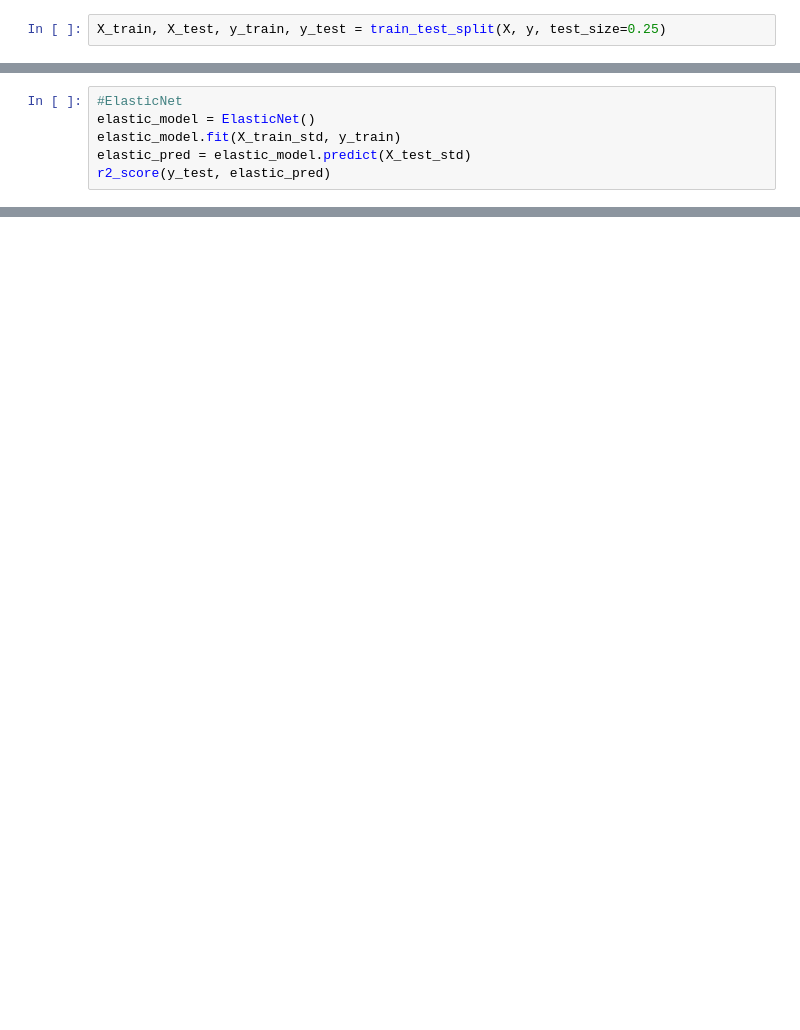
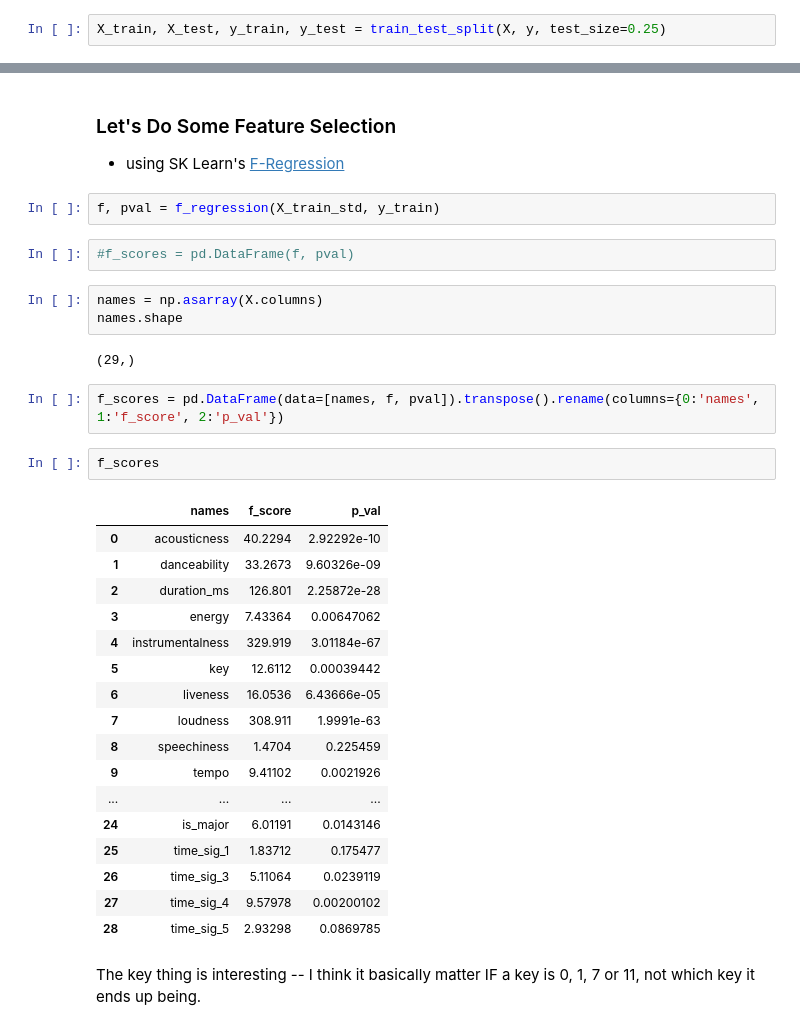
Before and after one commit to whitneypenn/analytics-capstone, a Jupyter notebook: notebooks/create_model.ipynb, the cells around one changed output, grey strips where cells are left out. Cells and saved outputs as stored; diff of their text form; blank space fills up the shorter version.

```diff
--- a/notebooks/create_model.ipynb
+++ b/notebooks/create_model.ipynb
@@ -93,6 +68,0 @@ r2_score(y_test, ridge_pred)
-# %%
-#ElasticNet
-elastic_model = ElasticNet()
-elastic_model.fit(X_train_std, y_train)
-elastic_pred = elastic_model.predict(X_test_std)
-r2_score(y_test, elastic_pred)
@@ -100,0 +126,36 @@ r2_score(y_test, elastic_pred)
+# %% [markdown]
+### Let's Do Some Feature Selection
+- using SK Learn's [F-Regression](http://scikit-learn.org/stable/modules/generated/sklearn.feature_selection.f_regression.html#sklearn.feature_selection.f_regression)
+# %%
+f, pval = f_regression(X_train_std, y_train)
+# %%
+#f_scores = pd.DataFrame(f, pval)
+# %%
+names = np.asarray(X.columns)
+names.shape
+# %% [output]
+(29,)
+# %%
+f_scores = pd.DataFrame(data=[names, f, pval]).transpose().rename(columns={0:'names', 1:'f_score', 2:'p_val'})
+# %%
+f_scores
+# %% [output]
+|  | names | f_score | p_val |
+| 0 | acousticness | 40.2294 | 2.92292e-10 |
+| 1 | danceability | 33.2673 | 9.60326e-09 |
+| 2 | duration_ms | 126.801 | 2.25872e-28 |
+| 3 | energy | 7.43364 | 0.00647062 |
+| 4 | instrumentalness | 329.919 | 3.01184e-67 |
+| 5 | key | 12.6112 | 0.00039442 |
+| 6 | liveness | 16.0536 | 6.43666e-05 |
+| 7 | loudness | 308.911 | 1.9991e-63 |
+| 8 | speechiness | 1.4704 | 0.225459 |
+| 9 | tempo | 9.41102 | 0.0021926 |
+| ... | ... | ... | ... |
+| 24 | is_major | 6.01191 | 0.0143146 |
+| 25 | time_sig_1 | 1.83712 | 0.175477 |
+| 26 | time_sig_3 | 5.11064 | 0.0239119 |
+| 27 | time_sig_4 | 9.57978 | 0.00200102 |
+| 28 | time_sig_5 | 2.93298 | 0.0869785 |
+# %% [markdown]
+The key thing is interesting -- I think it basically matter IF a key is 0, 1, 7 or 11, not which key it ends up being.
```
Also changed, not shown: parts of 52 cells of this notebook.
